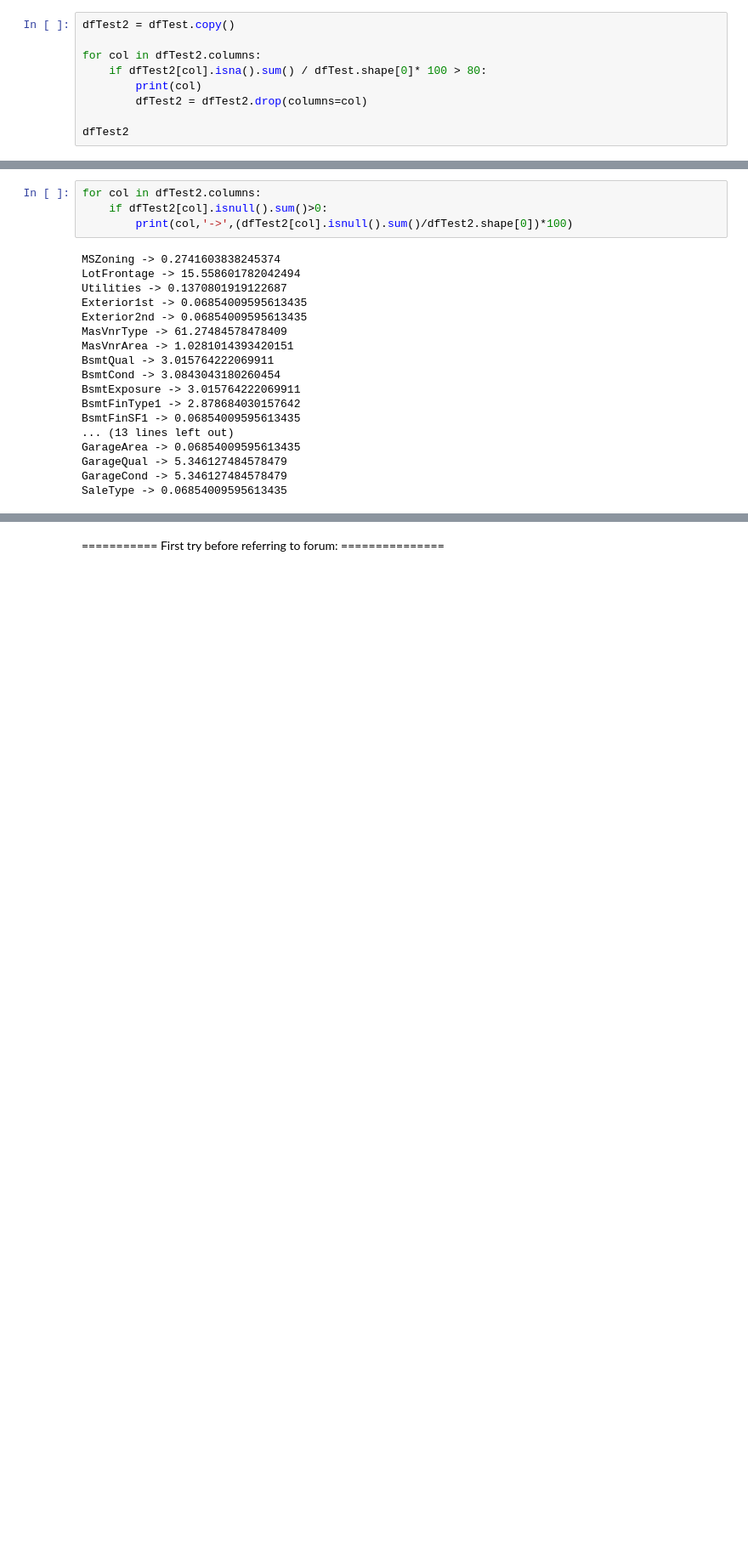
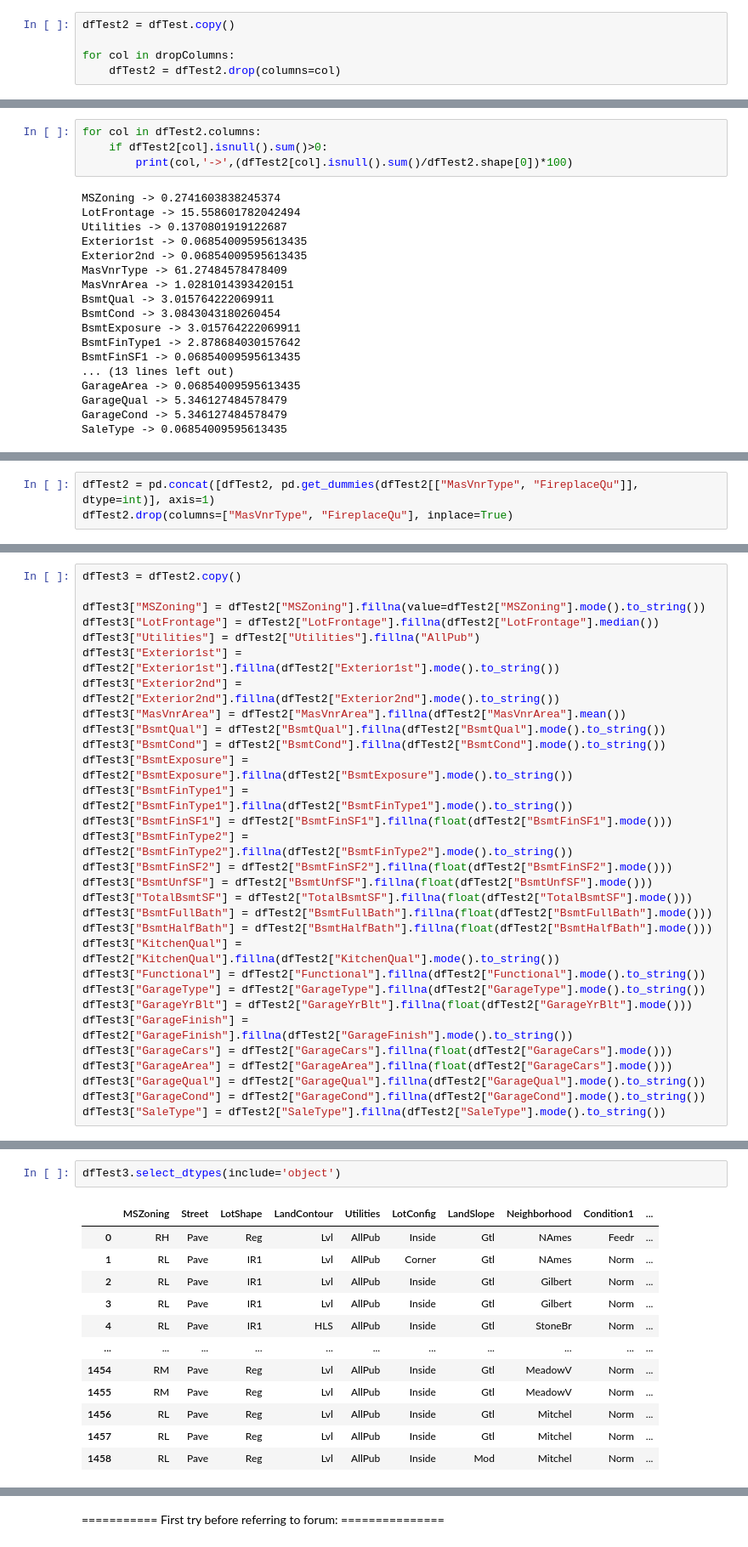
Before and after one commit to shafiqazam/Kaggle, a Jupyter notebook: home-data-for-ml-course/main.ipynb, the cells around one changed output, grey strips where cells are left out. Shown: that part at 85% size. Drawn from its saved outputs; the diff is of its cells as text; blank space fills up the shorter version.

```diff
--- a/home-data-for-ml-course/main.ipynb
+++ b/home-data-for-ml-course/main.ipynb
@@ -352,9 +366,5 @@ sns.heatmap(dfTest.isnull())
 # %%
 dfTest2 = dfTest.copy()
 
-for col in dfTest2.columns:
-    if dfTest2[col].isna().sum() / dfTest.shape[0]* 100 > 80:
-        print(col)
-        dfTest2 = dfTest2.drop(columns=col)
-
-dfTest2
+for col in dropColumns:
+    dfTest2 = dfTest2.drop(columns=col)
@@ -400,0 +395,3 @@ SaleType -> 0.06854009595613435
+# %%
+dfTest2 = pd.concat([dfTest2, pd.get_dummies(dfTest2[["MasVnrType", "FireplaceQu"]], dtype=int)], axis=1)
+dfTest2.drop(columns=["MasVnrType", "FireplaceQu"], inplace=True)
@@ -400,0 +418,30 @@ SaleType -> 0.06854009595613435
+# %%
+dfTest3 = dfTest2.copy()
+
+dfTest3["MSZoning"] = dfTest2["MSZoning"].fillna(value=dfTest2["MSZoning"].mode().to_string())
+dfTest3["LotFrontage"] = dfTest2["LotFrontage"].fillna(dfTest2["LotFrontage"].median())
+dfTest3["Utilities"] = dfTest2["Utilities"].fillna("AllPub")
+dfTest3["Exterior1st"] = dfTest2["Exterior1st"].fillna(dfTest2["Exterior1st"].mode().to_string())
+dfTest3["Exterior2nd"] = dfTest2["Exterior2nd"].fillna(dfTest2["Exterior2nd"].mode().to_string())
+dfTest3["MasVnrArea"] = dfTest2["MasVnrArea"].fillna(dfTest2["MasVnrArea"].mean())
+dfTest3["BsmtQual"] = dfTest2["BsmtQual"].fillna(dfTest2["BsmtQual"].mode().to_string())
+dfTest3["BsmtCond"] = dfTest2["BsmtCond"].fillna(dfTest2["BsmtCond"].mode().to_string())
+dfTest3["BsmtExposure"] = dfTest2["BsmtExposure"].fillna(dfTest2["BsmtExposure"].mode().to_string())
+dfTest3["BsmtFinType1"] = dfTest2["BsmtFinType1"].fillna(dfTest2["BsmtFinType1"].mode().to_string())
+dfTest3["BsmtFinSF1"] = dfTest2["BsmtFinSF1"].fillna(float(dfTest2["BsmtFinSF1"].mode()))
+dfTest3["BsmtFinType2"] = dfTest2["BsmtFinType2"].fillna(dfTest2["BsmtFinType2"].mode().to_string())
+dfTest3["BsmtFinSF2"] = dfTest2["BsmtFinSF2"].fillna(float(dfTest2["BsmtFinSF2"].mode()))
+dfTest3["BsmtUnfSF"] = dfTest2["BsmtUnfSF"].fillna(float(dfTest2["BsmtUnfSF"].mode()))
+dfTest3["TotalBsmtSF"] = dfTest2["TotalBsmtSF"].fillna(float(dfTest2["TotalBsmtSF"].mode()))
+dfTest3["BsmtFullBath"] = dfTest2["BsmtFullBath"].fillna(float(dfTest2["BsmtFullBath"].mode()))
+dfTest3["BsmtHalfBath"] = dfTest2["BsmtHalfBath"].fillna(float(dfTest2["BsmtHalfBath"].mode()))
+dfTest3["KitchenQual"] = dfTest2["KitchenQual"].fillna(dfTest2["KitchenQual"].mode().to_string())
+dfTest3["Functional"] = dfTest2["Functional"].fillna(dfTest2["Functional"].mode().to_string())
+dfTest3["GarageType"] = dfTest2["GarageType"].fillna(dfTest2["GarageType"].mode().to_string())
+dfTest3["GarageYrBlt"] = dfTest2["GarageYrBlt"].fillna(float(dfTest2["GarageYrBlt"].mode()))
+dfTest3["GarageFinish"] = dfTest2["GarageFinish"].fillna(dfTest2["GarageFinish"].mode().to_string())
+dfTest3["GarageCars"] = dfTest2["GarageCars"].fillna(float(dfTest2["GarageCars"].mode()))
+dfTest3["GarageArea"] = dfTest2["GarageArea"].fillna(float(dfTest2["GarageCars"].mode()))
+dfTest3["GarageQual"] = dfTest2["GarageQual"].fillna(dfTest2["GarageQual"].mode().to_string())
+dfTest3["GarageCond"] = dfTest2["GarageCond"].fillna(dfTest2["GarageCond"].mode().to_string())
+dfTest3["SaleType"] = dfTest2["SaleType"].fillna(dfTest2["SaleType"].mode().to_string())
@@ -400,0 +478,15 @@ SaleType -> 0.06854009595613435
+# %%
+dfTest3.select_dtypes(include='object')
+# %% [output]
+|  | MSZoning | Street | LotShape | LandContour | Utilities | LotConfig | LandSlope | Neighborhood | Condition1 | ... |
+| 0 | RH | Pave | Reg | Lvl | AllPub | Inside | Gtl | NAmes | Feedr | ... |
+| 1 | RL | Pave | IR1 | Lvl | AllPub | Corner | Gtl | NAmes | Norm | ... |
+| 2 | RL | Pave | IR1 | Lvl | AllPub | Inside | Gtl | Gilbert | Norm | ... |
+| 3 | RL | Pave | IR1 | Lvl | AllPub | Inside | Gtl | Gilbert | Norm | ... |
+| 4 | RL | Pave | IR1 | HLS | AllPub | Inside | Gtl | StoneBr | Norm | ... |
+| ... | ... | ... | ... | ... | ... | ... | ... | ... | ... | ... |
+| 1454 | RM | Pave | Reg | Lvl | AllPub | Inside | Gtl | MeadowV | Norm | ... |
+| 1455 | RM | Pave | Reg | Lvl | AllPub | Inside | Gtl | MeadowV | Norm | ... |
+| 1456 | RL | Pave | Reg | Lvl | AllPub | Inside | Gtl | Mitchel | Norm | ... |
+| 1457 | RL | Pave | Reg | Lvl | AllPub | Inside | Gtl | Mitchel | Norm | ... |
+| 1458 | RL | Pave | Reg | Lvl | AllPub | Inside | Mod | Mitchel | Norm | ... |
```
Also changed, not shown: parts of 19 cells of this notebook, 1 other file.
